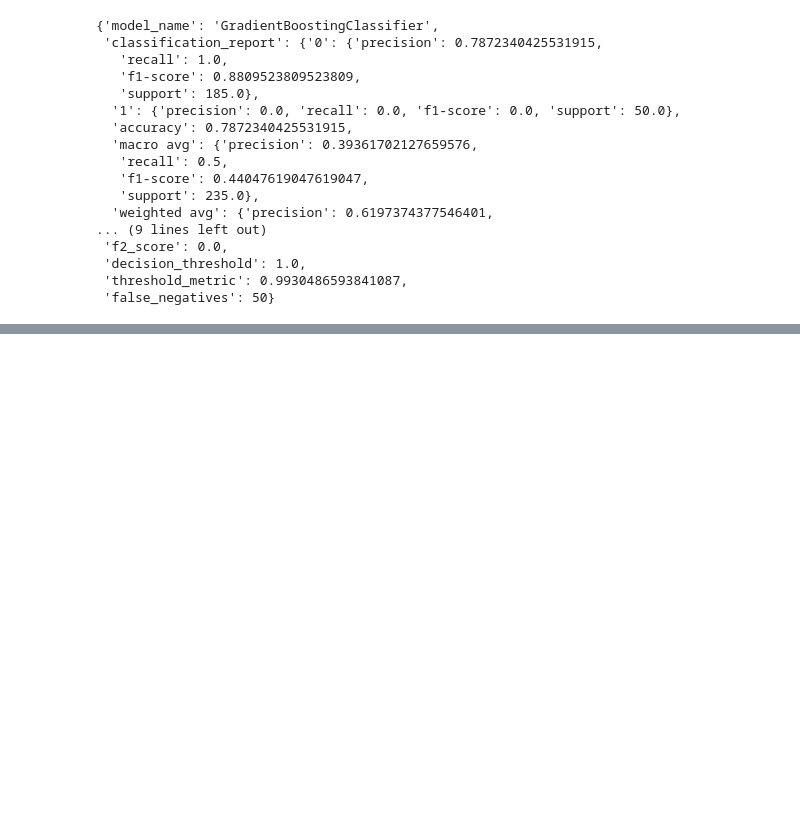
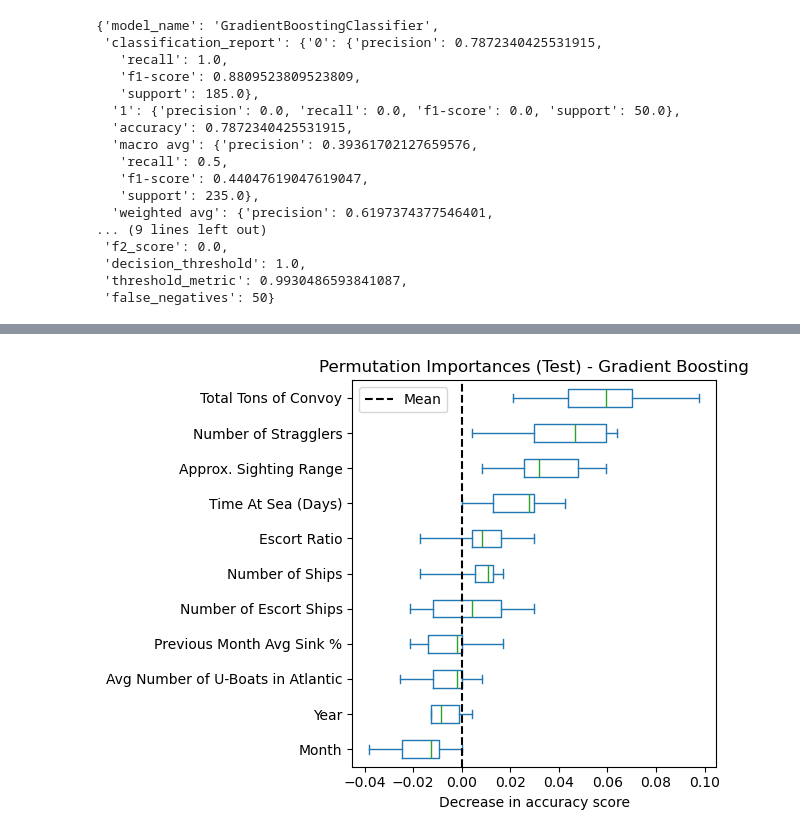
Before and after one commit to MAP9900/Convoy-Predictor-Project, a Jupyter notebook: notebooks/models/Results.ipynb, the cells around one changed output, grey strips where cells are left out. Cells and saved outputs as stored; diff of their text form; code cells hidden in the pictures; blank space fills up the shorter version.

```diff
--- a/notebooks/models/Results.ipynb
+++ b/notebooks/models/Results.ipynb
@@ -168,0 +230,22 @@ res
+# %%
+#Gradient Boosting permutation feature importances on test split
+from sklearn.inspection import permutation_importance
+
+X_test_df = pd.DataFrame(gb_grid.X_test, columns=df.drop(columns=['Overall Sink Percentage', 'Risk']).columns)
+perm_result = permutation_importance(
+    gb_grid.best_model,
+    gb_grid.X_test,
+    gb_grid.y_test,
+    n_repeats=10,
+    random_state=1945,
+    n_jobs=2,)
+sorted_idx = perm_result.importances_mean.argsort()
+importances = pd.DataFrame(perm_result.importances[sorted_idx].T, columns=X_test_df.columns[sorted_idx])
+ax = importances.plot.box(vert=False, whis=10)
+ax.set_title('Permutation Importances (Test) - Gradient Boosting')
+ax.axvline(x=0, color='k', linestyle='--', label='Mean')
+ax.set_xlabel('Decrease in accuracy score')
+plt.legend()
+ax.figure.tight_layout()
+# %% [output]
+[figure, added]
```
Also changed, not shown: parts of 3 cells of this notebook, 1 other file.
